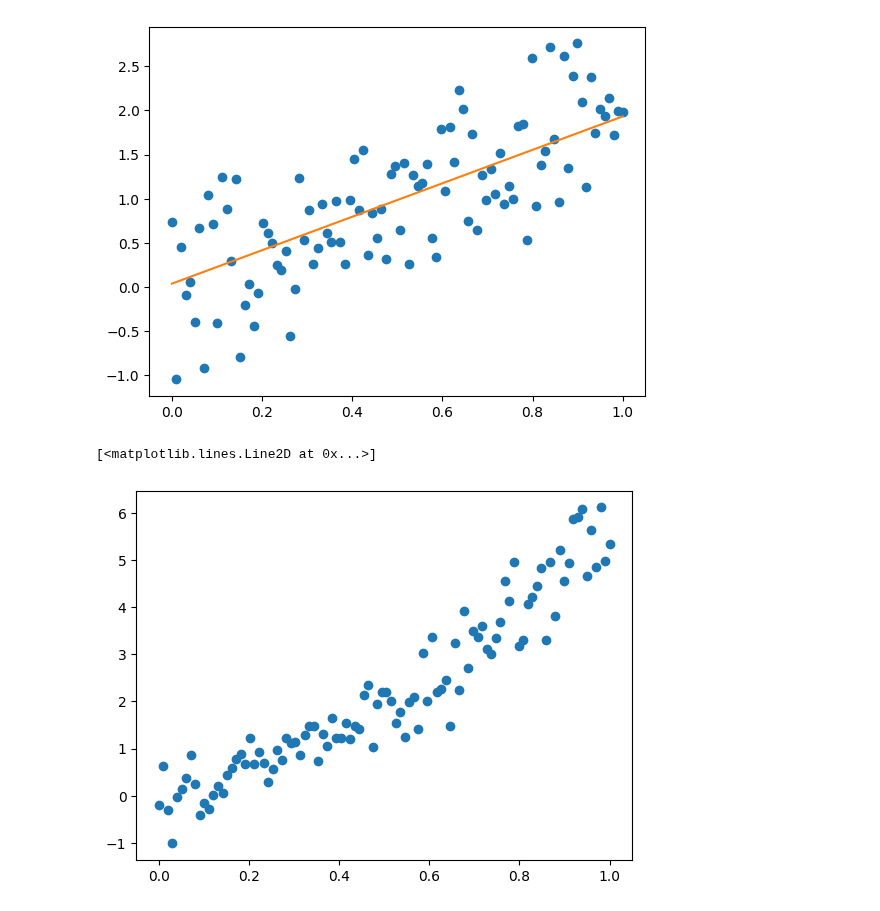
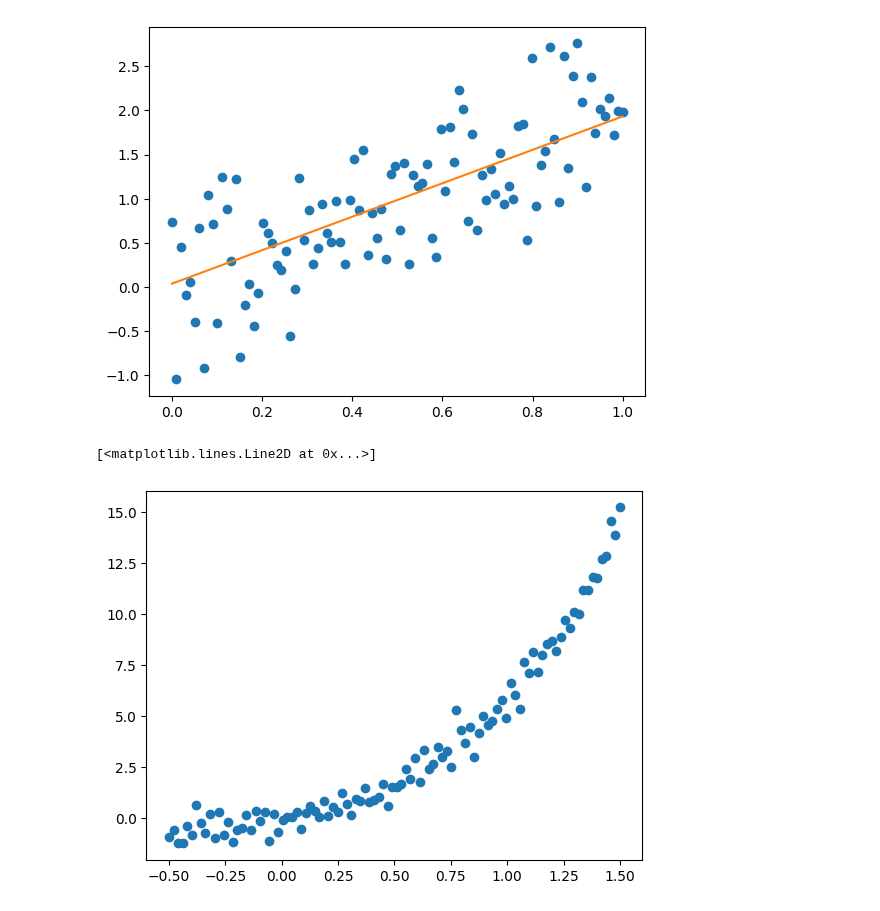
Before and after one commit to rhtweedie/ml_assignments, a Jupyter notebook: CurveFitting.ipynb, the cells around one changed output. Drawn from its saved outputs; the diff is of its cells as text; code cells hidden in the pictures.

Commit message:
Plot data and models over wider range

```diff
--- a/CurveFitting.ipynb
+++ b/CurveFitting.ipynb
@@ -153,16 +153,16 @@ ax.plot(data_x, y_final)
 [<matplotlib.lines.Line2D at 0x...>]
 [figure]
 # %%
-data_x = np.linspace(0, 1, 100)
+data_x = np.linspace(-0.5, 1.5, 100)
 theta = [0, 2, 2, 2]
 sigma = 0.5
 data_y = polyModelWithNoise(data_x, theta, sigma)
 
 fig, ax = plt.subplots()
 ax.plot(data_x, data_y, 'o')
 # %% [output]
 [<matplotlib.lines.Line2D at 0x...>]
-[figure, old version]
+[figure, new version]
 # %%
 # Implement stochastic gradient descent algorithm to fit a third order polynomial
 
```
Also changed, not shown: parts of 2 cells of this notebook.
